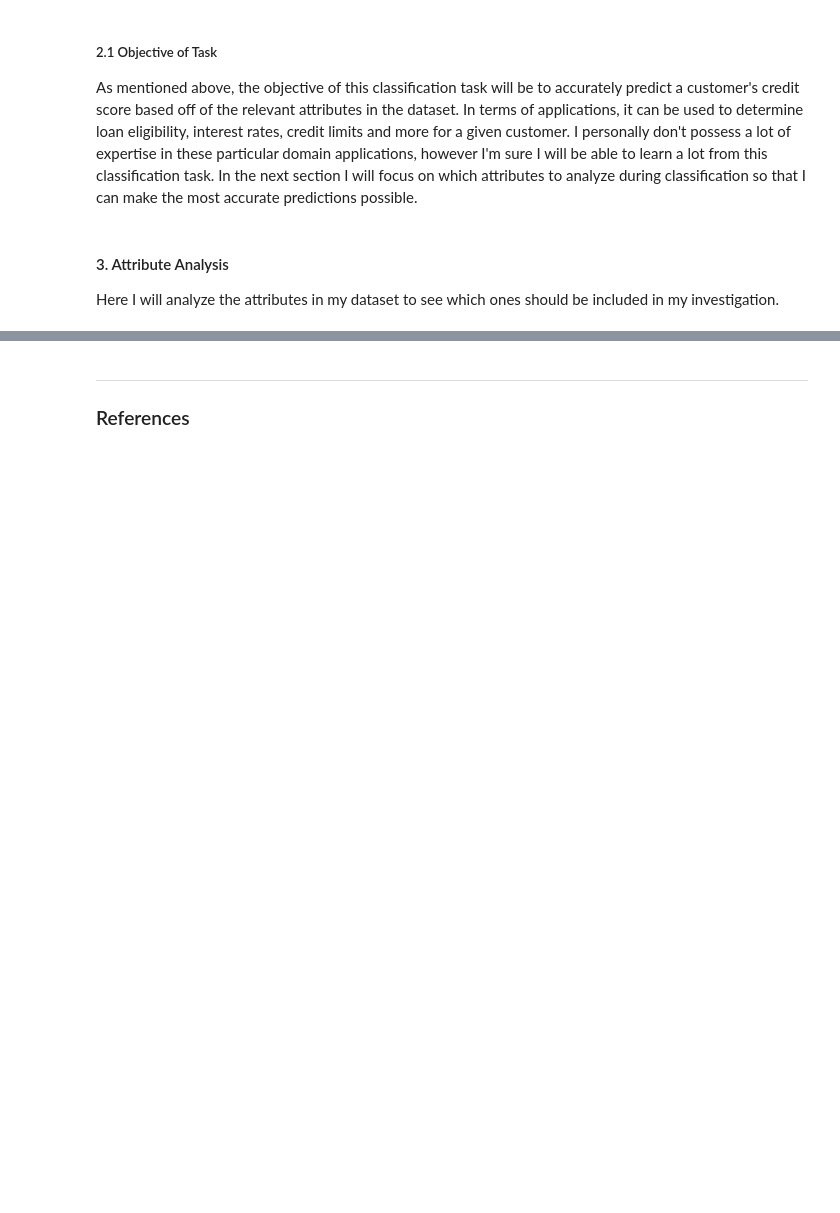
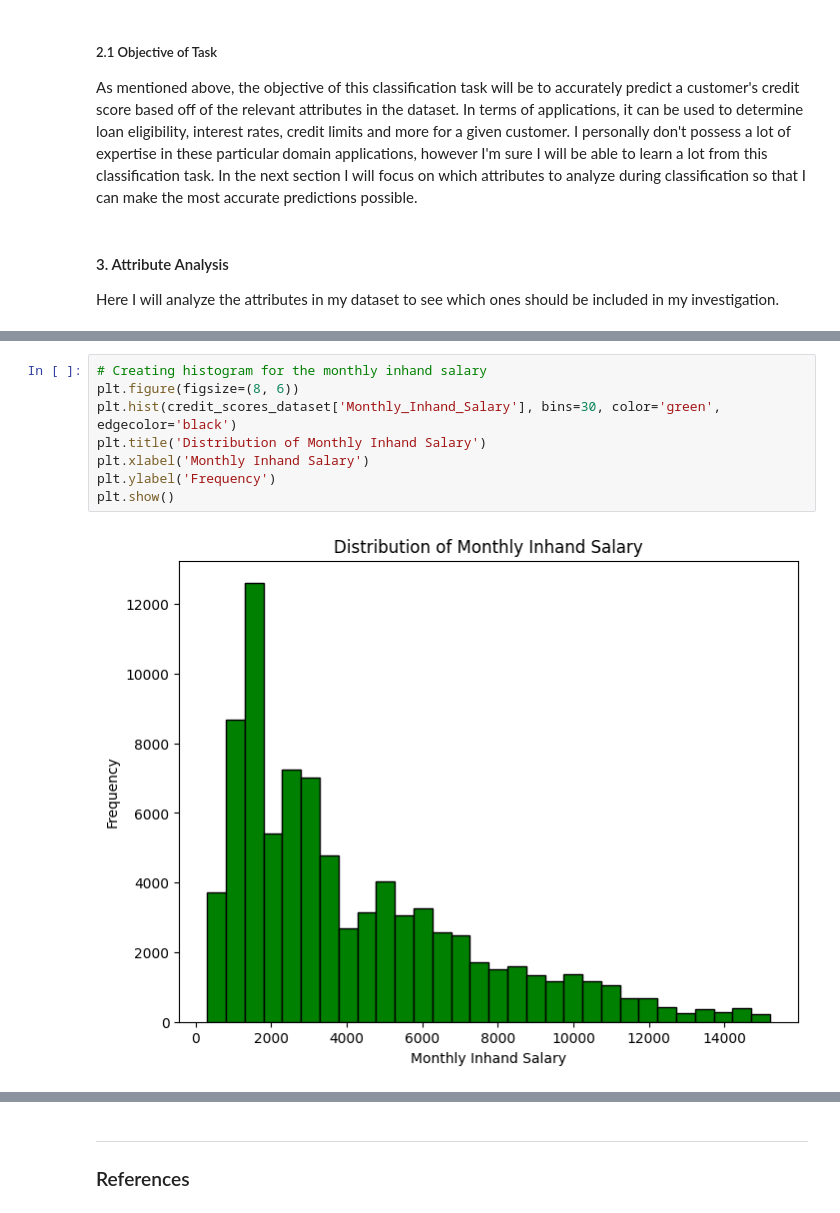
Before and after one commit to alex-govier5/intro-to-ai, a Jupyter notebook: A1/AI_Assignment1.ipynb, the cells around one changed output, grey strips where cells are left out. Saved outputs shown, nothing was run; the diff lists cells and outputs as text; blank space fills up the shorter version.

```diff
--- a/A1/AI_Assignment1.ipynb
+++ b/A1/AI_Assignment1.ipynb
@@ -141,0 +193,10 @@ Here I will analyze the attributes in my dataset to see which ones should be inc
+# %%
+# Creating histogram for the monthly inhand salary
+plt.figure(figsize=(8, 6))
+plt.hist(credit_scores_dataset['Monthly_Inhand_Salary'], bins=30, color='green', edgecolor='black')
+plt.title('Distribution of Monthly Inhand Salary')
+plt.xlabel('Monthly Inhand Salary')
+plt.ylabel('Frequency')
+plt.show()
+# %% [output]
+[figure, added]
```
Also changed, not shown: parts of 21 cells of this notebook.
